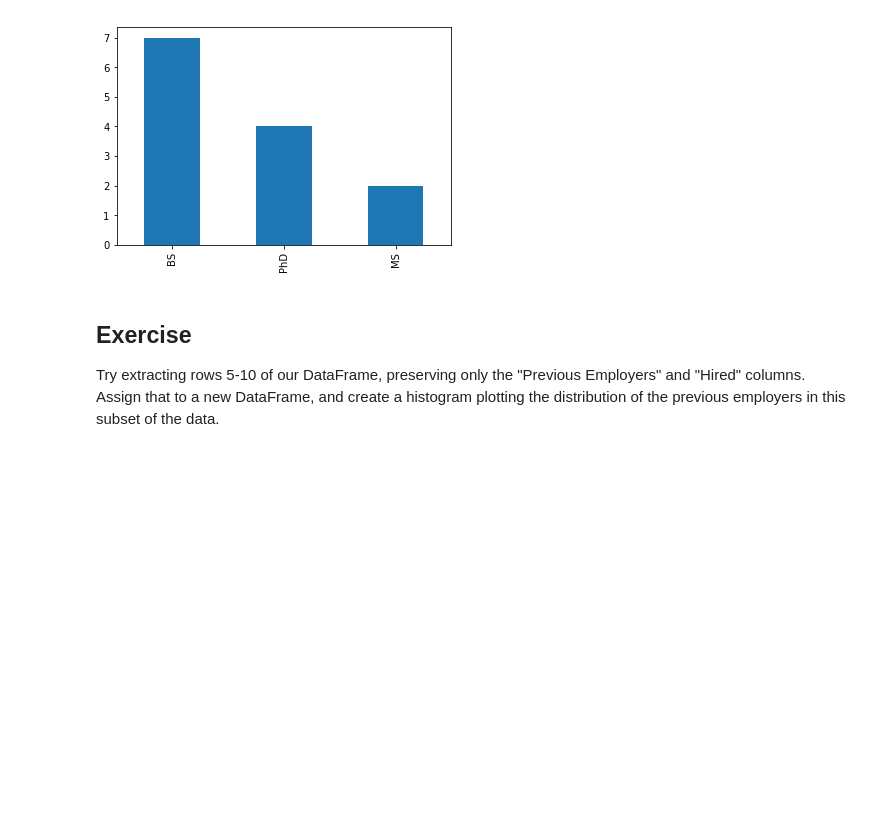
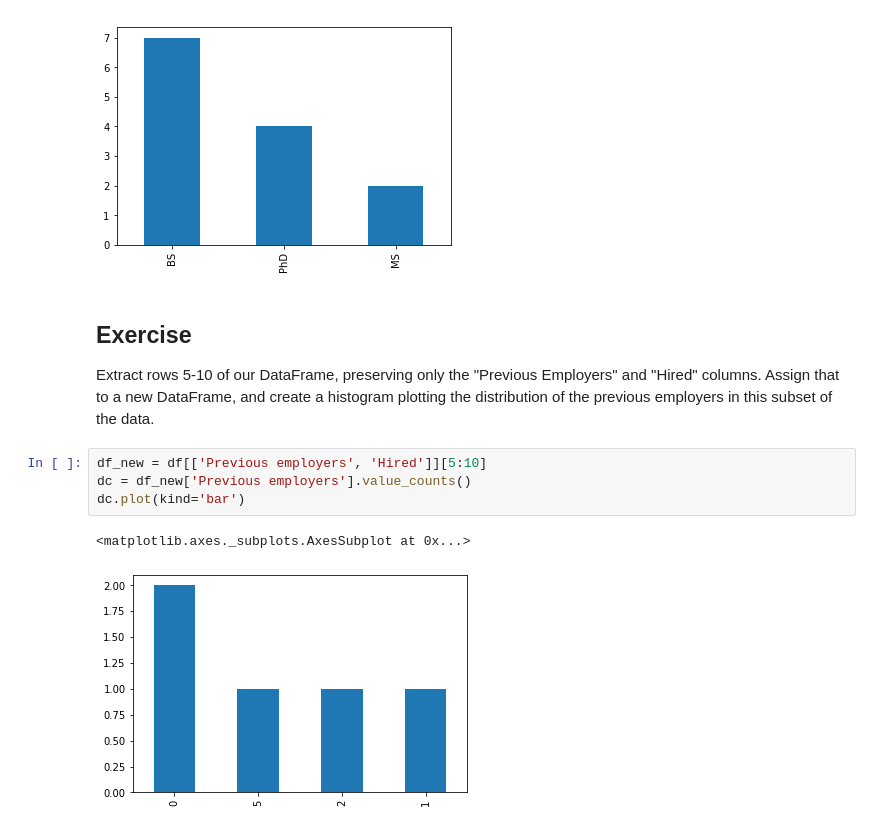
Before and after one commit to RtjShreyD/DS_Learning_material, a Jupyter notebook: PandasTutorial.ipynb, the cells around one changed output. Cells and saved outputs as stored; diff of their text form; blank space fills up the shorter version.

Commit message:
Intro to Pandas, sklearn, matplotlib

```diff
--- a/PandasTutorial.ipynb
+++ b/PandasTutorial.ipynb
@@ -206,4 +212,11 @@ degree_counts.plot(kind='bar')
 # %% [markdown]
 ## Exercise
 
-Try extracting rows 5-10 of our DataFrame, preserving only the "Previous Employers" and "Hired" columns. Assign that to a new DataFrame, and create a histogram plotting the distribution of the previous employers in this subset of the data.
+Extract rows 5-10 of our DataFrame, preserving only the "Previous Employers" and "Hired" columns. Assign that to a new DataFrame, and create a histogram plotting the distribution of the previous employers in this subset of the data.
+# %%
+df_new = df[['Previous employers', 'Hired']][5:10]
+dc = df_new['Previous employers'].value_counts()
+dc.plot(kind='bar')
+# %% [output]
+<matplotlib.axes._subplots.AxesSubplot at 0x...>
+[figure, added]
```
Also changed, not shown: parts of 3 cells of this notebook.
